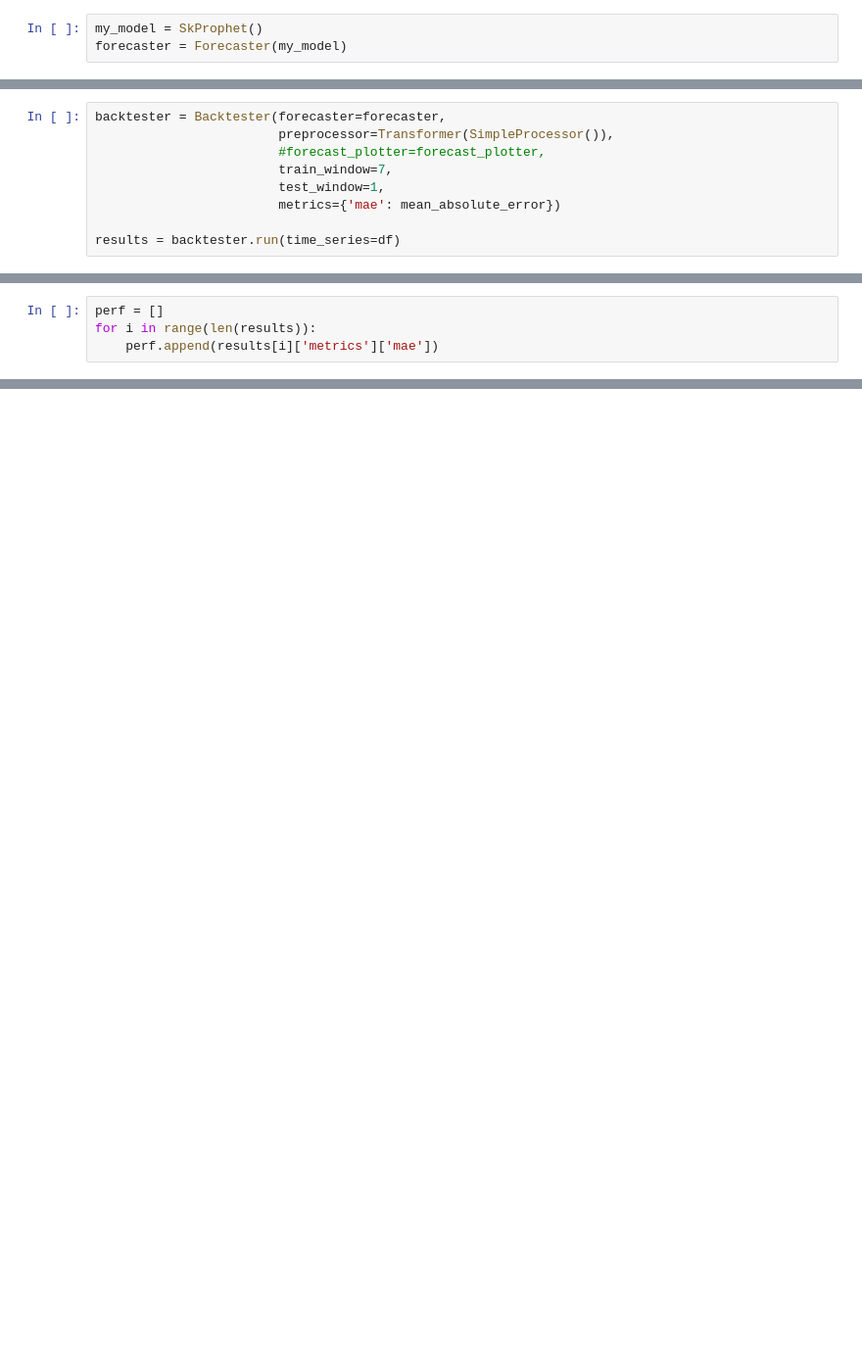
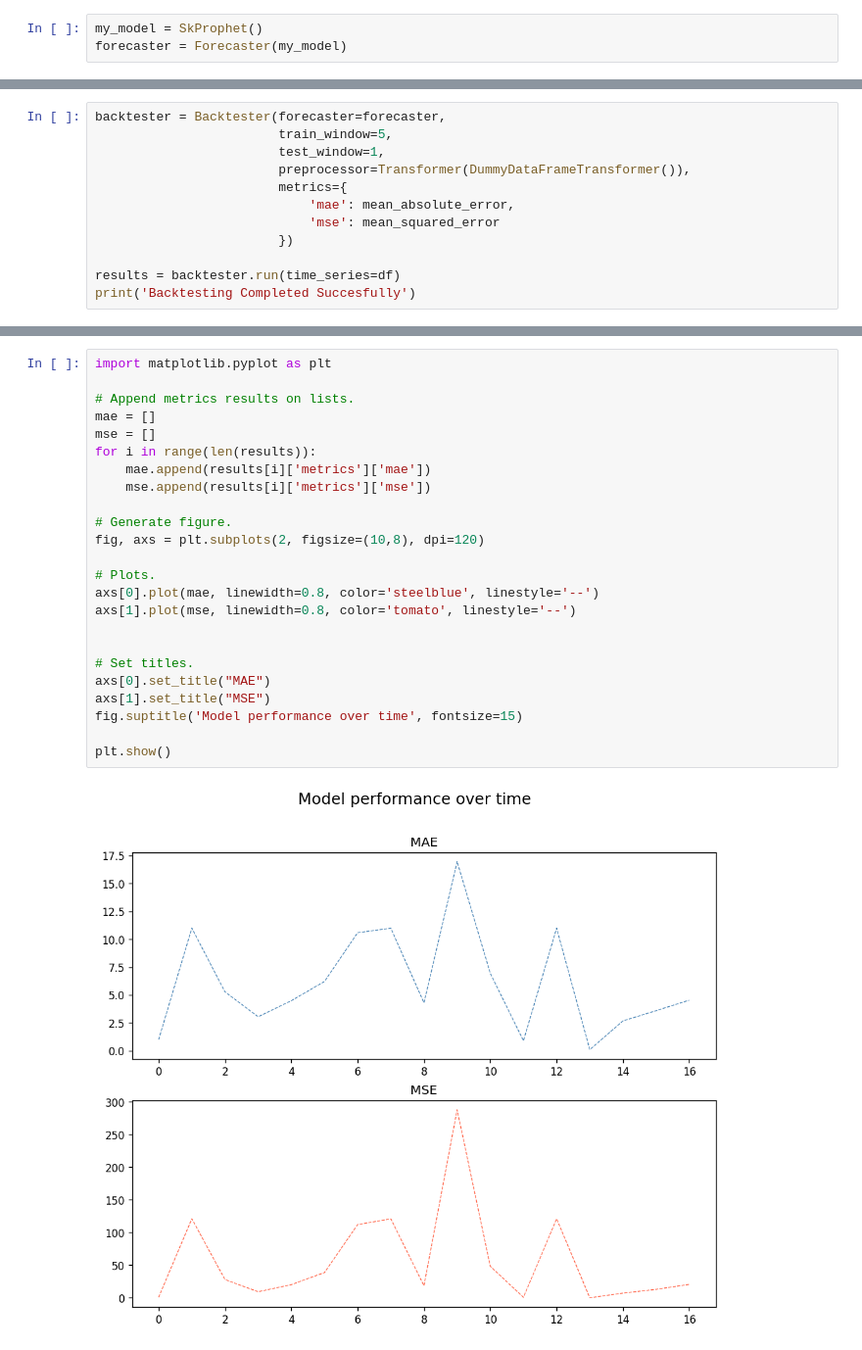
Before and after one commit to MuttData/soam, a Jupyter notebook: notebook/examples/backtesting_example.ipynb, the cells around one changed output, grey strips where cells are left out. Shown at 98% size. Cells and saved outputs as stored; diff of their text form; blank space fills up the shorter version.

Commit message:
Backtesting example rfc

```diff
--- a/notebook/examples/backtesting_example.ipynb
+++ b/notebook/examples/backtesting_example.ipynb
@@ -102,10 +118,13 @@ len(df)
 # %%
 backtester = Backtester(forecaster=forecaster,
-                        preprocessor=Transformer(SimpleProcessor()),
-                        #forecast_plotter=forecast_plotter,
-                        train_window=7,
+                        train_window=5,
                         test_window=1,
-                        metrics={'mae': mean_absolute_error})
+                        preprocessor=Transformer(DummyDataFrameTransformer()),
+                        metrics={
+                            'mae': mean_absolute_error,
+                            'mse': mean_squared_error
+                        })
 
 results = backtester.run(time_series=df)
+print('Backtesting Completed Succesfully')
 # %% [output]
@@ -129,4 +131,0 @@ See the caveats in the documentation: https://pandas.pydata.org/pandas-docs/stab
-# %%
-perf = []
-for i in range(len(results)):
-    perf.append(results[i]['metrics']['mae'])
@@ -145,0 +134,26 @@ Text(0.5, 1.0, 'MAE')
+# %%
+import matplotlib.pyplot as plt
+
+# Append metrics results on lists.
+mae = []
+mse = []
+for i in range(len(results)):
+    mae.append(results[i]['metrics']['mae'])
+    mse.append(results[i]['metrics']['mse'])
+
+# Generate figure.
+fig, axs = plt.subplots(2, figsize=(10,8), dpi=120)
+
+# Plots.
+axs[0].plot(mae, linewidth=0.8, color='steelblue', linestyle='--')
+axs[1].plot(mse, linewidth=0.8, color='tomato', linestyle='--')
+
+
+# Set titles.
+axs[0].set_title("MAE")
+axs[1].set_title("MSE")
+fig.suptitle('Model performance over time', fontsize=15)
+
+plt.show()
+# %% [output]
+[figure, added]
```
Also changed, not shown: parts of 20 cells of this notebook.
